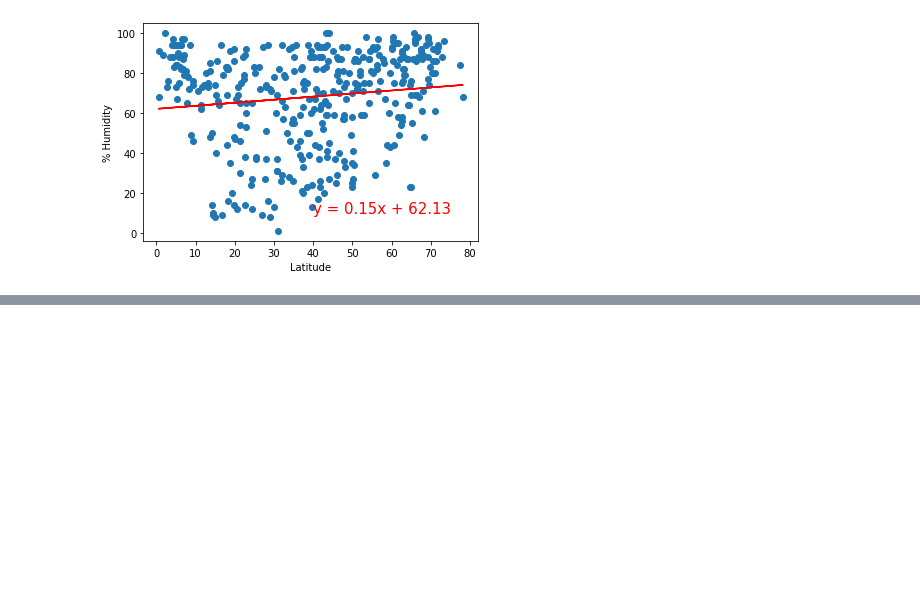
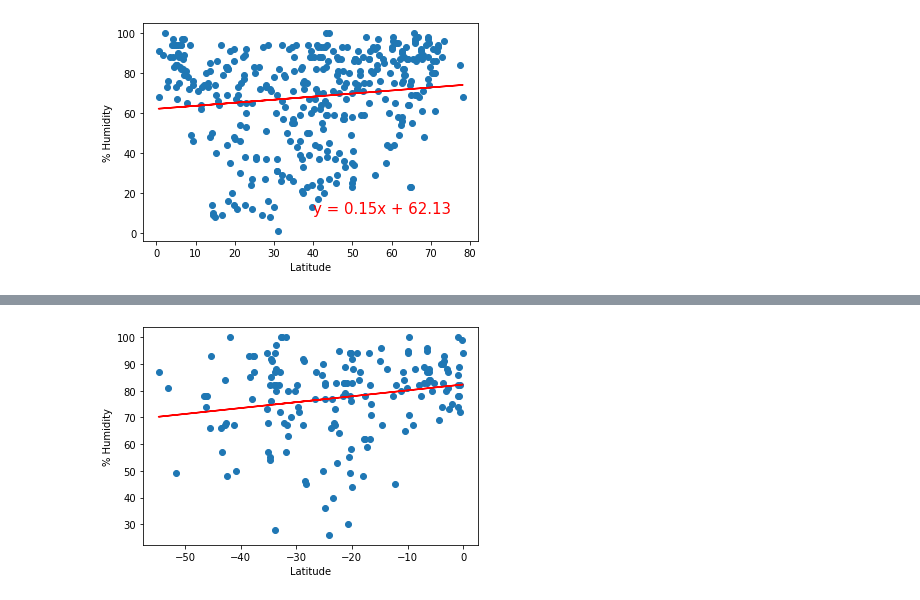
Before and after one commit to jbalooshie/World_Weather_Analysis, a Jupyter notebook: WeatherPy.ipynb, the cells around one changed output, grey strips where cells are left out. Drawn from its saved outputs; the diff is of its cells as text; code cells hidden in the pictures; blank space fills up the shorter version.

```diff
--- a/WeatherPy.ipynb
+++ b/WeatherPy.ipynb
@@ -346,6 +346,6 @@ x_values = southern_hemi_df["Lat"]
 y_values = southern_hemi_df["Humidity"]
 # Call the function.
 plot_linear_regression(x_values, y_values,
-                       'Linear Regression on the Southern Hemisphere \n
+                       'Linear Regression on the Southern Hemisphere \
                         for % Humidity', '% Humidity',(-50,15))
 # %% [output]
@@ -352,0 +352 @@ SyntaxError: EOL while scanning string literal (<ipython-input-35-9c3e8b244753>,
+[figure, added]
```
Also changed, not shown: parts of 4 cells of this notebook, 1 other file.
